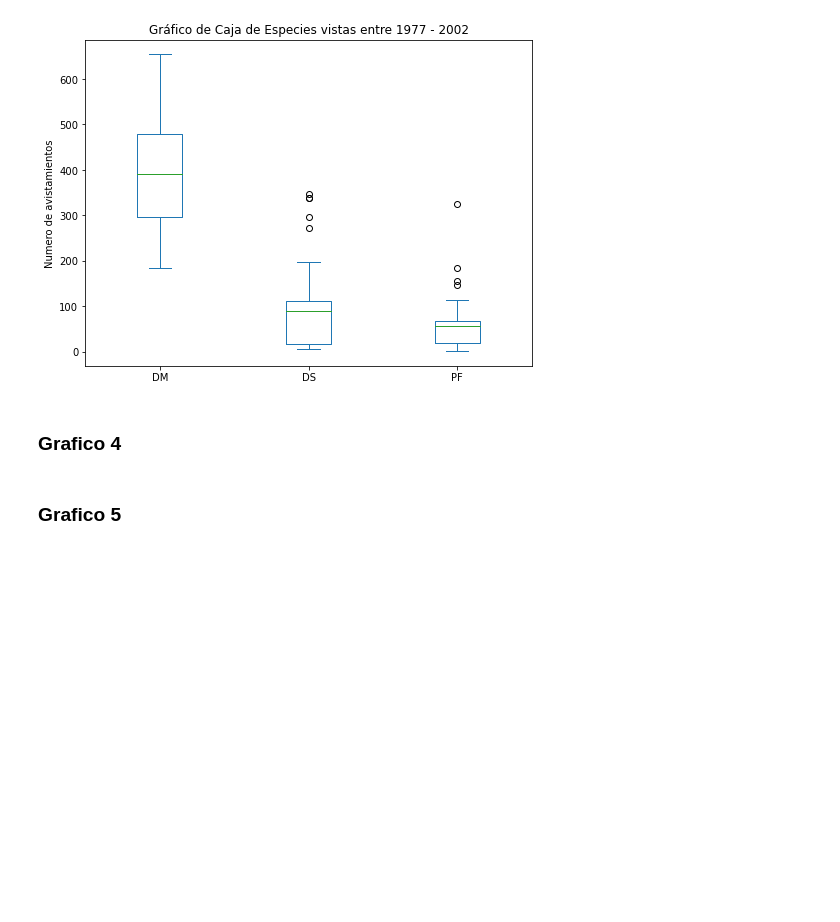
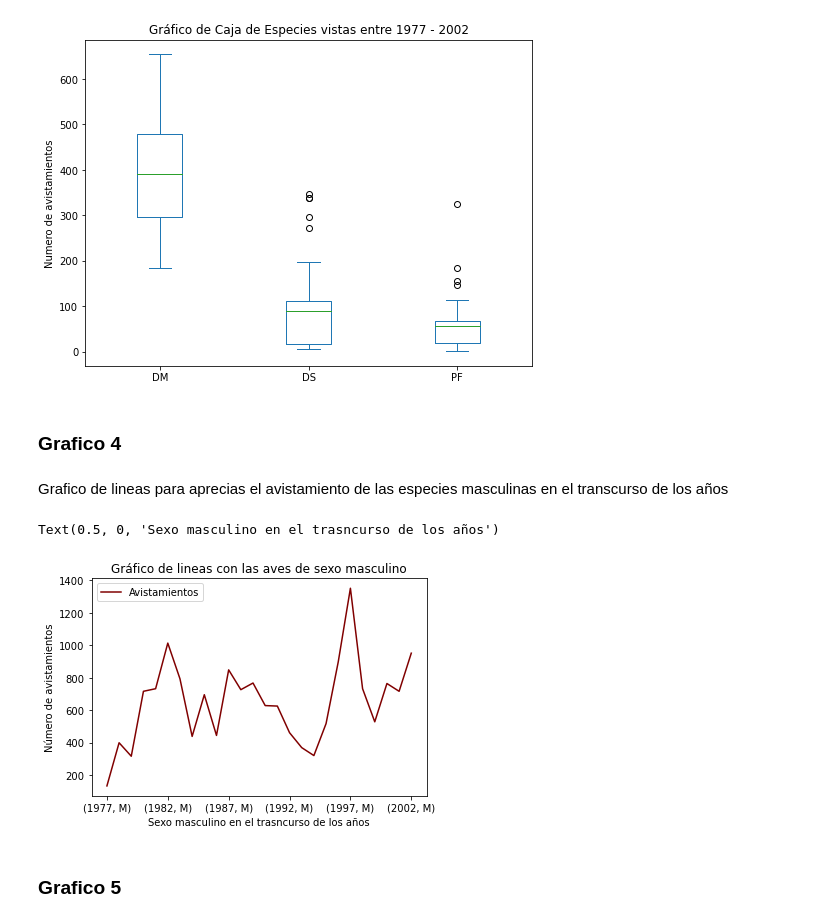
Before and after one commit to Vania-Espinoza/Tarea2-Python, a Jupyter notebook: Tarea3.ipynb, the cells around one changed output. Cells and saved outputs as stored; diff of their text form; code cells hidden in the pictures; blank space fills up the shorter version.

Commit message:
(Tarea 3) - (FEAT) - Grafico de lineas agregado
se agrego el grafico de lineas y los nombres de los integrantes

```diff
--- a/Tarea3.ipynb
+++ b/Tarea3.ipynb
@@ -111,6 +113,21 @@ plt.show()
 [figure]
 # %% [markdown]
 ### Grafico 4
+# %% [markdown]
+Grafico de lineas para aprecias el avistamiento de las especies masculinas en el transcurso de los años
+# %%
+df_aux = df[['year','sex']]
+condicion = ((df_aux['sex'] == 'M'))
+df_l = df_aux[condicion].groupby('year')['sex'].value_counts().to_frame()
+df_l.columns = ['Avistamientos']
+df_l.plot(kind='line', color='maroon')
+
+plt.title('Gráfico de lineas con las aves de sexo masculino')
+plt.ylabel('Número de avistamientos')
+plt.xlabel('Sexo masculino en el trasncurso de los años')
+# %% [output]
+Text(0.5, 0, 'Sexo masculino en el trasncurso de los años')
+[figure, added]
 # %% [markdown]
 ### Grafico 5
 # %%
```
Also changed, not shown: parts of 1 cell of this notebook.
